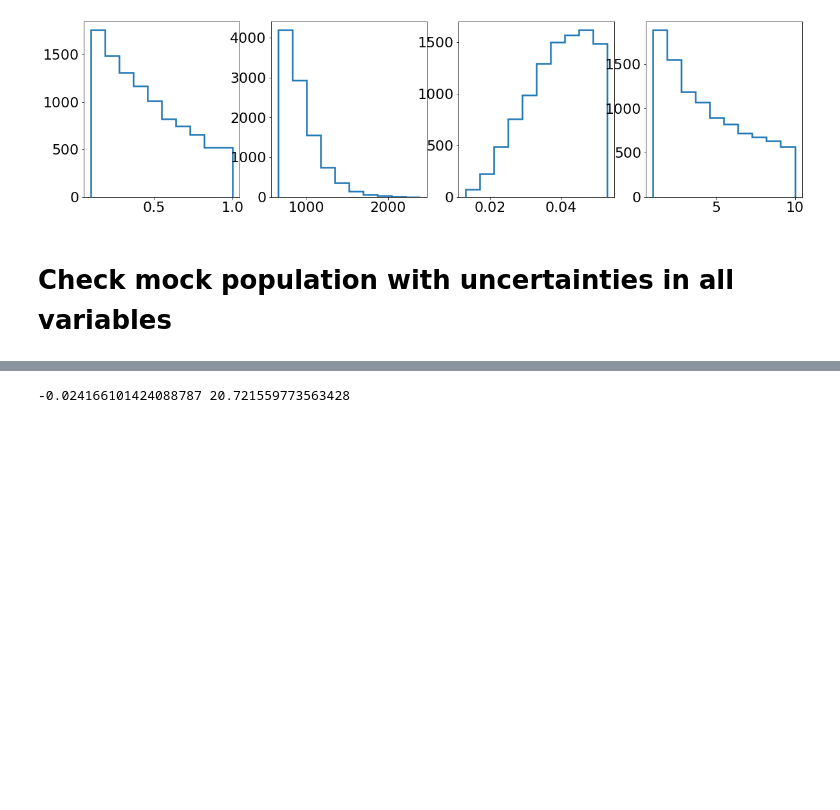
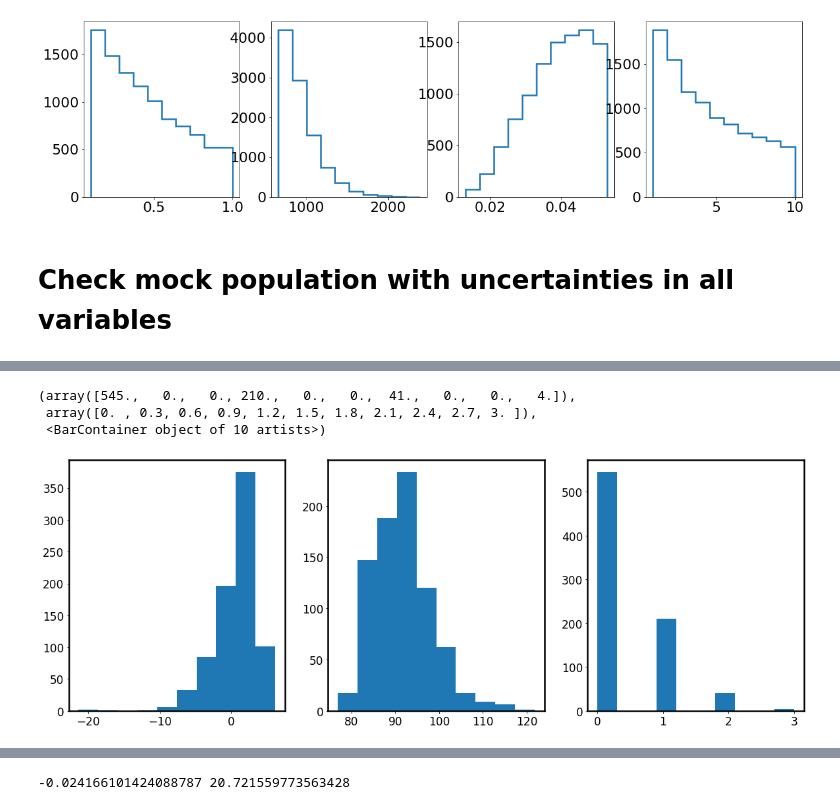
Before and after one commit to mariabenitocst/exoplanets, a Jupyter notebook: jupyter-notebook/simulations.ipynb, the cells around one changed output, grey strips where cells are left out. Drawn from its saved outputs; the diff is of its cells as text; code cells hidden in the pictures; blank space fills up the shorter version.

```diff
--- a/jupyter-notebook/simulations.ipynb
+++ b/jupyter-notebook/simulations.ipynb
@@ -665,0 +678,11 @@ _, _, _ = ax[3].hist(age, histtype="step", lw=2.5)
+# %%
+from astropy.constants import M_sun, M_jup
+
+fig, ax = plt.subplots(1, 3, figsize=(20, 7))
+ax[0].hist(np.array(_min)*M_sun.value/M_jup.value); ax[1].hist(np.array(_max)*M_sun.value/M_jup.value);
+ax[2].hist(_num)
+# %% [output]
+(array([545.,   0.,   0., 210.,   0.,   0.,  41.,   0.,   0.,   4.]),
+ array([0. , 0.3, 0.6, 0.9, 1.2, 1.5, 1.8, 2.1, 2.4, 2.7, 3. ]),
+ <BarContainer object of 10 artists>)
+[figure, added]
```
Also changed, not shown: parts of 19 cells of this notebook, 7 other files.
